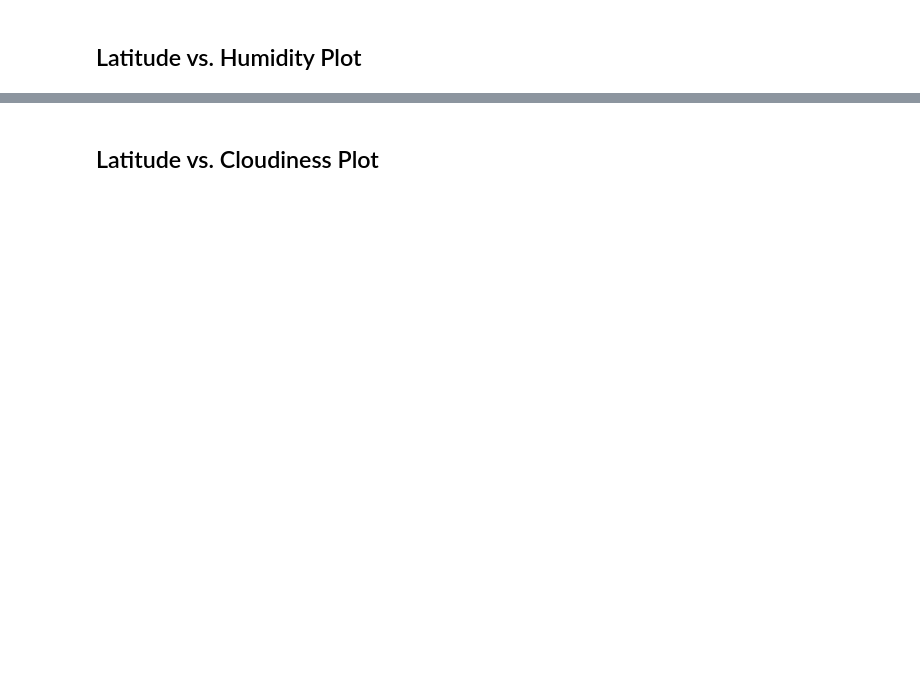
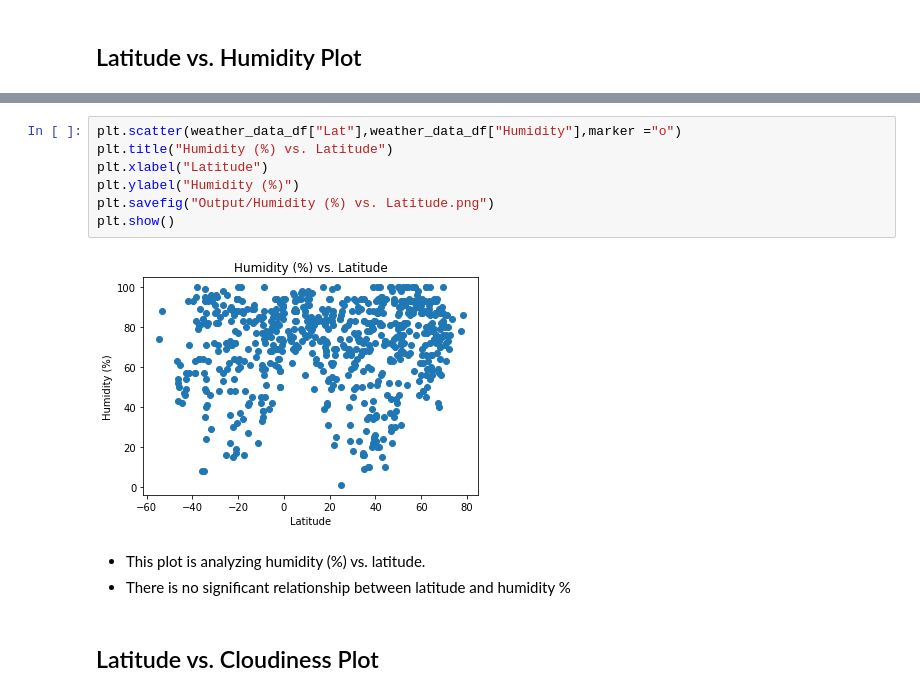
Before and after one commit to BRhoads1155/Python_APIs-Challenge, a Jupyter notebook: WeatherPy/WeatherPy.ipynb, the cells around one changed output, grey strips where cells are left out. Drawn from its saved outputs; the diff is of its cells as text; blank space fills up the shorter version.

```diff
--- a/WeatherPy/WeatherPy.ipynb
+++ b/WeatherPy/WeatherPy.ipynb
@@ -101,2 +179,14 @@ Int64Index([], dtype='int64')
+# %%
+plt.scatter(weather_data_df["Lat"],weather_data_df["Humidity"],marker ="o")
+plt.title("Humidity (%) vs. Latitude")
+plt.xlabel("Latitude")
+plt.ylabel("Humidity (%)")
+plt.savefig("Output/Humidity (%) vs. Latitude.png")
+plt.show()
+# %% [output]
+[figure, added]
+# %% [markdown]
+* This plot is analyzing humidity (%) vs. latitude.
+* There is no significant relationship between latitude and humidity %
 # %% [markdown]
 ## Latitude vs. Cloudiness Plot
```
Also changed, not shown: parts of 43 cells of this notebook, 17 other files.
